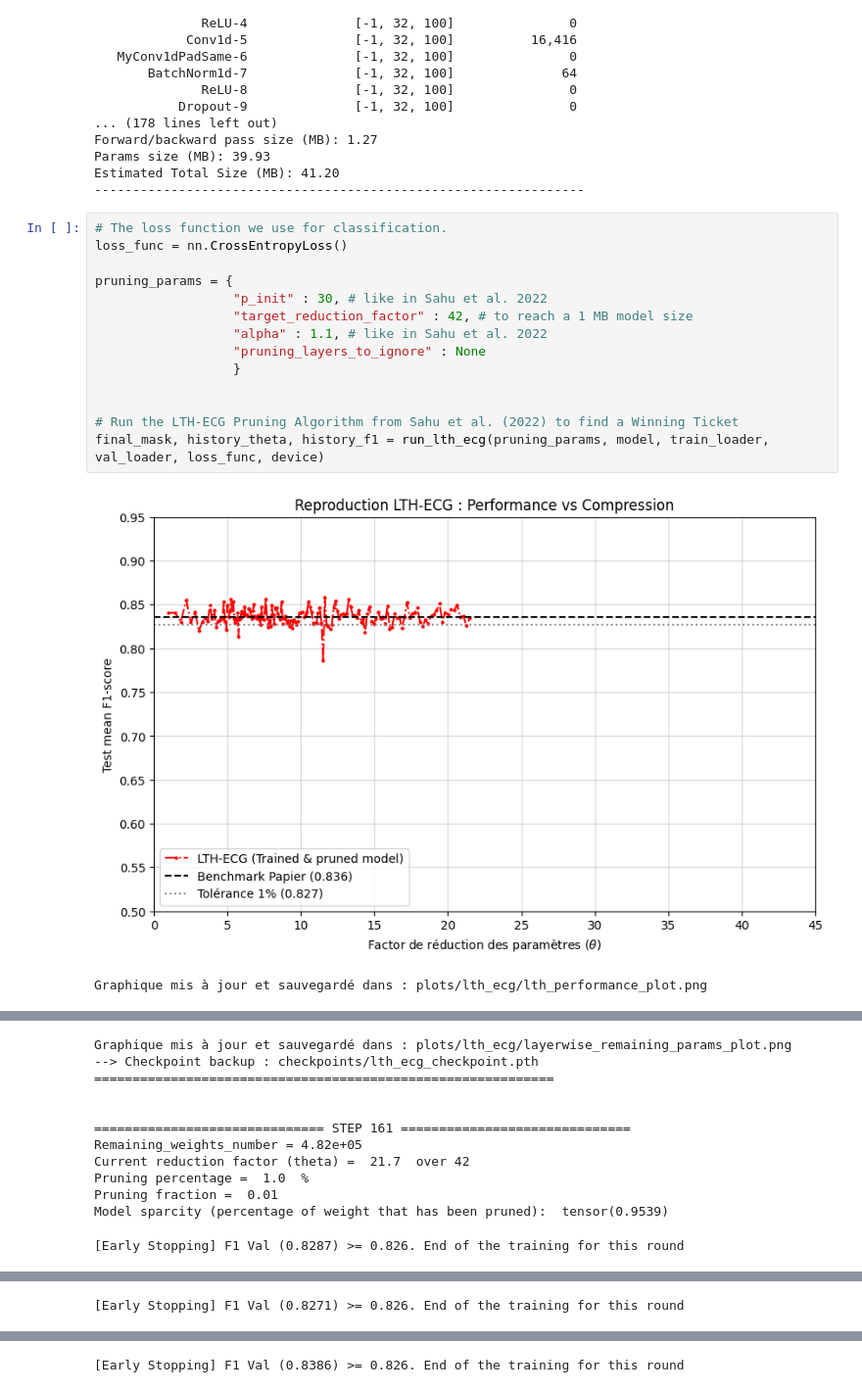
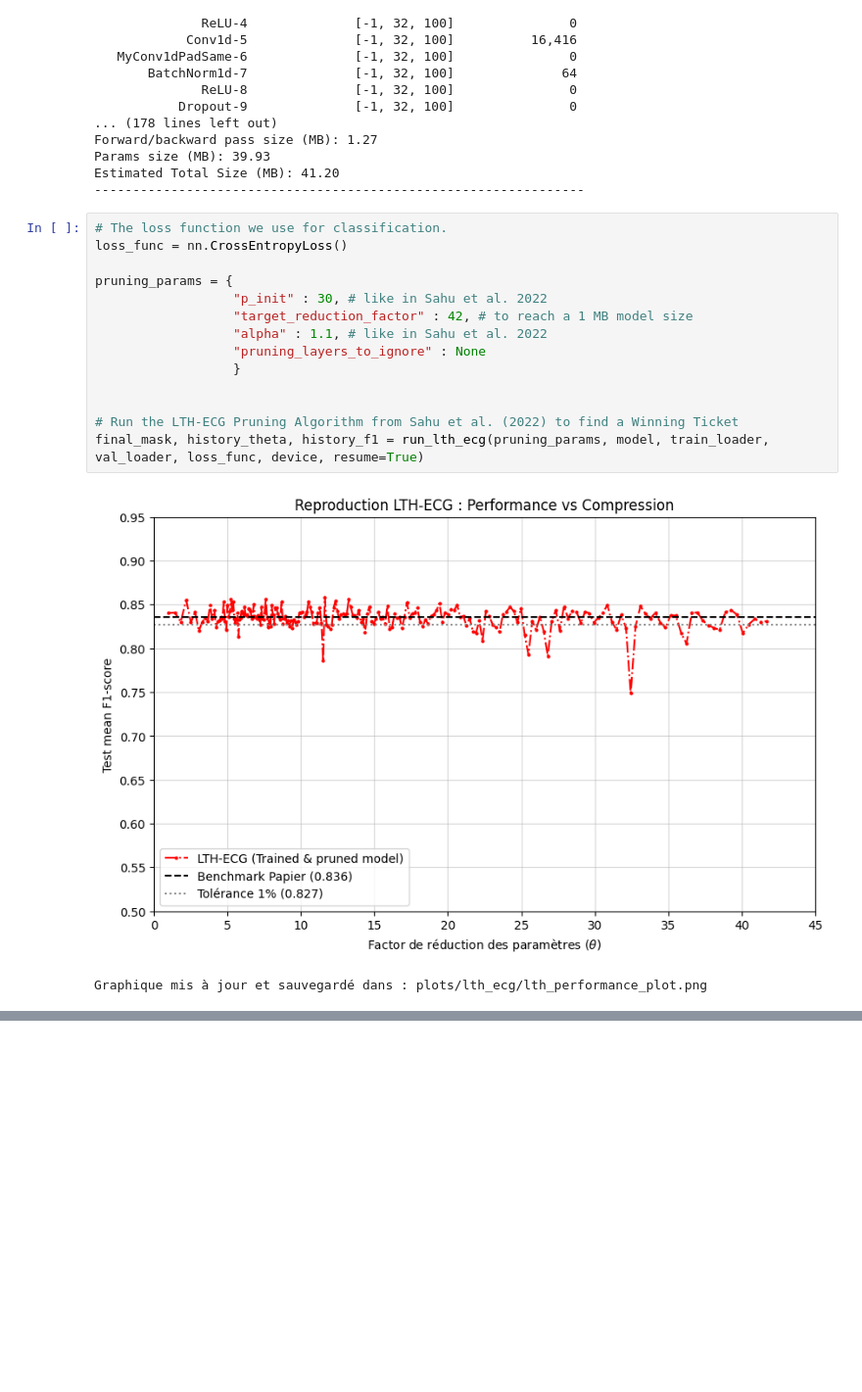
Before and after one commit to felixdechamps/Advanced-ML-Project, a Jupyter notebook: lth_ecg.ipynb, the cells around one changed output, grey strips where cells are left out. Shown at 98% size. Drawn from its saved outputs; the diff is of its cells as text; blank space fills up the shorter version.

Commit message:
fix checkpoints readabilty

```diff
--- a/lth_ecg.ipynb
+++ b/lth_ecg.ipynb
@@ -298,17 +298,17 @@ Estimated Total Size (MB): 41.20
 # %%
 # The loss function we use for classification.
 loss_func = nn.CrossEntropyLoss()
 
 pruning_params = {
                   "p_init" : 30, # like in Sahu et al. 2022
                   "target_reduction_factor" : 42, # to reach a 1 MB model size
                   "alpha" : 1.1, # like in Sahu et al. 2022
                   "pruning_layers_to_ignore" : None
                   }
 
 
 # Run the LTH-ECG Pruning Algorithm from Sahu et al. (2022) to find a Winning Ticket
-final_mask, history_theta, history_f1 = run_lth_ecg(pruning_params, model, train_loader, val_loader, loss_func, device)
+final_mask, history_theta, history_f1 = run_lth_ecg(pruning_params, model, train_loader, val_loader, loss_func, device, resume=True)
 # %% [output]
-[figure, old version]
+[figure, new version]
 Graphique mis à jour et sauvegardé dans : plots/lth_ecg/lth_performance_plot.png
@@ -316,12 +314,0 @@ Graphique mis à jour et sauvegardé dans : plots/lth_ecg/lth_performance_plot.p
-Graphique mis à jour et sauvegardé dans : plots/lth_ecg/layerwise_remaining_params_plot.png
---> Checkpoint backup : checkpoints/lth_ecg_checkpoint.pth
-============================================================
-
-
-============================== STEP 161 ==============================
-Remaining_weights_number = 4.82e+05
-Current reduction factor (theta) =  21.7  over 42
-Pruning percentage =  1.0  %
-Pruning fraction =  0.01
-Model sparcity (percentage of weight that has been pruned):  tensor(0.9539)
-[Early Stopping] F1 Val (0.8287) >= 0.826. End of the training for this round
@@ -338 +314,0 @@ Model sparcity (percentage of weight that has been pruned):  tensor(0.9544)
-[Early Stopping] F1 Val (0.8271) >= 0.826. End of the training for this round
@@ -349 +314,0 @@ Model sparcity (percentage of weight that has been pruned):  tensor(0.9548)
-[Early Stopping] F1 Val (0.8386) >= 0.826. End of the training for this round
```
Also changed, not shown: parts of 1 cell of this notebook, 13 other files.
